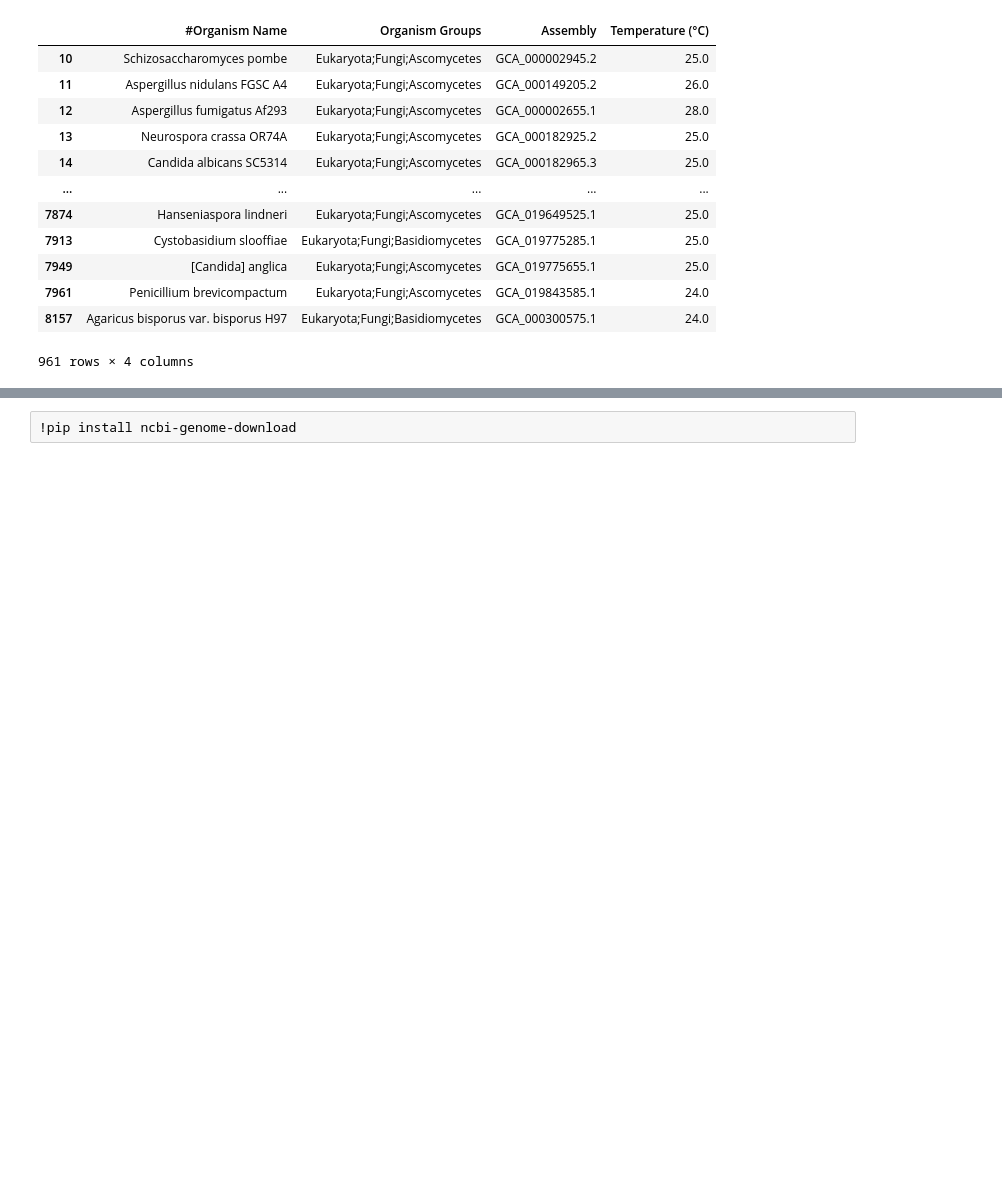
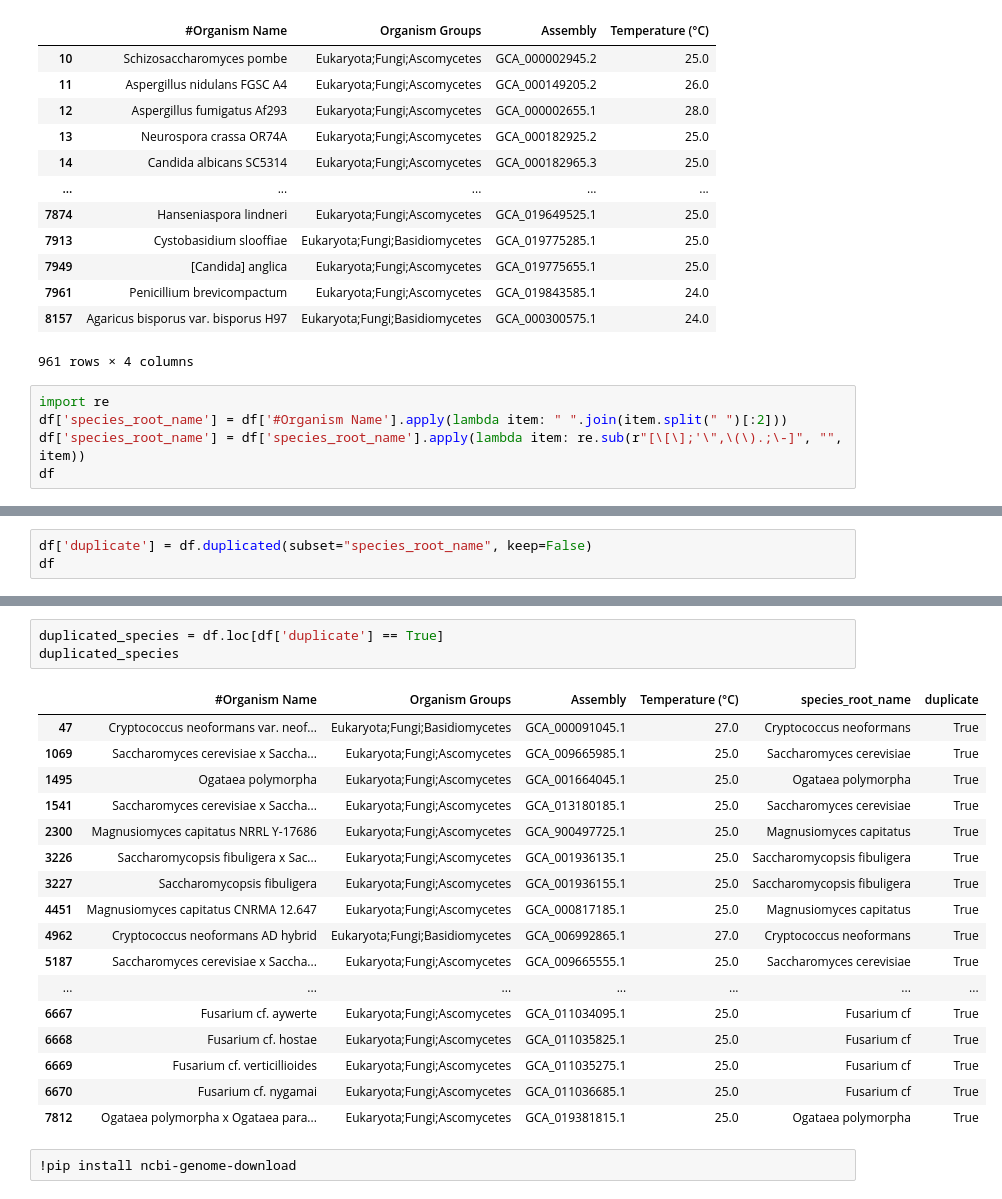
Before and after one commit to nkmwicz/fungal-temp-analysis, a Jupyter notebook: FungiWork.ipynb, the cells around one changed output, grey strips where cells are left out. Drawn from its saved outputs; the diff is of its cells as text; blank space fills up the shorter version.

Commit message:
recognize duplicates

```diff
--- a/FungiWork.ipynb
+++ b/FungiWork.ipynb
@@ -107,3 +107,8 @@ df
 | 7961 | Penicillium brevicompactum | Eukaryota;Fungi;Ascomycetes | GCA_019843585.1 | 24.0 |
 | 8157 | Agaricus bisporus var. bisporus H97 | Eukaryota;Fungi;Basidiomycetes | GCA_000300575.1 | 24.0 |
 961 rows × 4 columns
+# %%
+import re
+df['species_root_name'] = df['#Organism Name'].apply(lambda item: " ".join(item.split(" ")[:2]))
+df['species_root_name'] = df['species_root_name'].apply(lambda item: re.sub(r"[\[\];'\",\(\).;\-]", "", item))
+df
@@ -109,0 +133,3 @@ df
+# %%
+df['duplicate'] = df.duplicated(subset="species_root_name", keep=False)
+df
@@ -110,3 +150,24 @@ df
+# %%
+duplicated_species = df.loc[df['duplicate'] == True]
+duplicated_species
+# %% [output]
+|  | #Organism Name | Organism Groups | Assembly | Temperature (°C) | species_root_name | duplicate |
+| 47 | Cryptococcus neoformans var. neof... | Eukaryota;Fungi;Basidiomycetes | GCA_000091045.1 | 27.0 | Cryptococcus neoformans | True |
+| 1069 | Saccharomyces cerevisiae x Saccha... | Eukaryota;Fungi;Ascomycetes | GCA_009665985.1 | 25.0 | Saccharomyces cerevisiae | True |
+| 1495 | Ogataea polymorpha | Eukaryota;Fungi;Ascomycetes | GCA_001664045.1 | 25.0 | Ogataea polymorpha | True |
+| 1541 | Saccharomyces cerevisiae x Saccha... | Eukaryota;Fungi;Ascomycetes | GCA_013180185.1 | 25.0 | Saccharomyces cerevisiae | True |
+| 2300 | Magnusiomyces capitatus NRRL Y-17686 | Eukaryota;Fungi;Ascomycetes | GCA_900497725.1 | 25.0 | Magnusiomyces capitatus | True |
+| 3226 | Saccharomycopsis fibuligera x Sac... | Eukaryota;Fungi;Ascomycetes | GCA_001936135.1 | 25.0 | Saccharomycopsis fibuligera | True |
+| 3227 | Saccharomycopsis fibuligera | Eukaryota;Fungi;Ascomycetes | GCA_001936155.1 | 25.0 | Saccharomycopsis fibuligera | True |
+| 4451 | Magnusiomyces capitatus CNRMA 12.647 | Eukaryota;Fungi;Ascomycetes | GCA_000817185.1 | 25.0 | Magnusiomyces capitatus | True |
+| 4962 | Cryptococcus neoformans AD hybrid | Eukaryota;Fungi;Basidiomycetes | GCA_006992865.1 | 27.0 | Cryptococcus neoformans | True |
+| 5187 | Saccharomyces cerevisiae x Saccha... | Eukaryota;Fungi;Ascomycetes | GCA_009665555.1 | 25.0 | Saccharomyces cerevisiae | True |
+| ... | ... | ... | ... | ... | ... | ... |
+| 6667 | Fusarium cf. aywerte | Eukaryota;Fungi;Ascomycetes | GCA_011034095.1 | 25.0 | Fusarium cf | True |
+| 6668 | Fusarium cf. hostae | Eukaryota;Fungi;Ascomycetes | GCA_011035825.1 | 25.0 | Fusarium cf | True |
+| 6669 | Fusarium cf. verticillioides | Eukaryota;Fungi;Ascomycetes | GCA_011035275.1 | 25.0 | Fusarium cf | True |
+| 6670 | Fusarium cf. nygamai | Eukaryota;Fungi;Ascomycetes | GCA_011036685.1 | 25.0 | Fusarium cf | True |
+| 7812 | Ogataea polymorpha x Ogataea para... | Eukaryota;Fungi;Ascomycetes | GCA_019381815.1 | 25.0 | Ogataea polymorpha | True |
 # %%
 !pip install ncbi-genome-download
 # %% [output]
```
Also changed, not shown: parts of 4 cells of this notebook.
